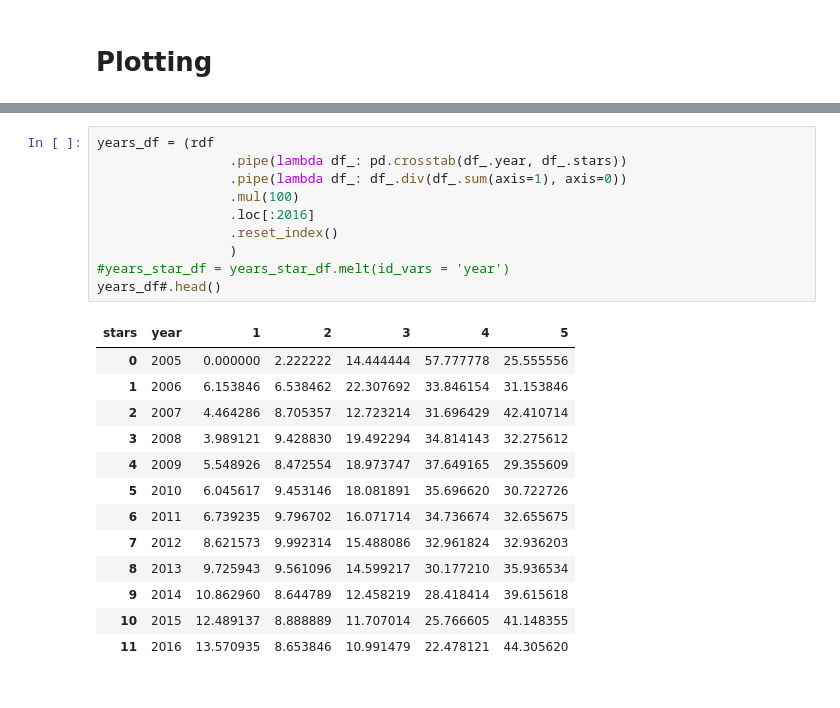
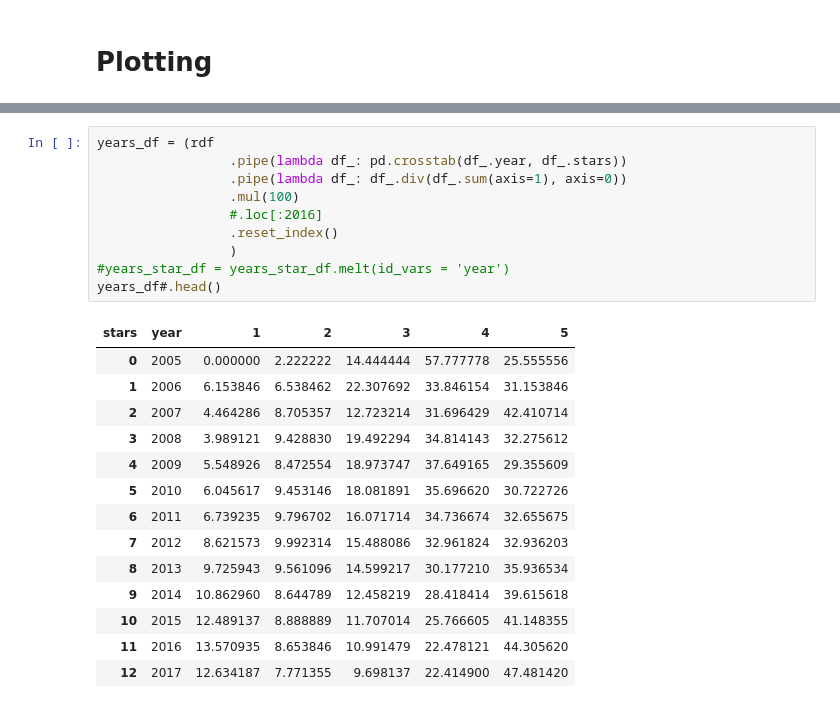
Before and after one commit to pe44enka/Yelp, a Jupyter notebook: DA_Project.ipynb, the cells around one changed output, grey strips where cells are left out. Drawn from its saved outputs; the diff is of its cells as text.

```diff
--- a/DA_Project.ipynb
+++ b/DA_Project.ipynb
@@ -3177,27 +3177,28 @@ rdf.head()
 # %%
 years_df = (rdf
                  .pipe(lambda df_: pd.crosstab(df_.year, df_.stars))
                  .pipe(lambda df_: df_.div(df_.sum(axis=1), axis=0))
                  .mul(100)
-                 .loc[:2016]
+                 #.loc[:2016]
                  .reset_index()
                  )
 #years_star_df = years_star_df.melt(id_vars = 'year')
 years_df#.head()
 # %% [output]
 | stars | year | 1 | 2 | 3 | 4 | 5 |
 | 0 | 2005 | 0.000000 | 2.222222 | 14.444444 | 57.777778 | 25.555556 |
 | 1 | 2006 | 6.153846 | 6.538462 | 22.307692 | 33.846154 | 31.153846 |
 | 2 | 2007 | 4.464286 | 8.705357 | 12.723214 | 31.696429 | 42.410714 |
 | 3 | 2008 | 3.989121 | 9.428830 | 19.492294 | 34.814143 | 32.275612 |
 | 4 | 2009 | 5.548926 | 8.472554 | 18.973747 | 37.649165 | 29.355609 |
 | 5 | 2010 | 6.045617 | 9.453146 | 18.081891 | 35.696620 | 30.722726 |
 | 6 | 2011 | 6.739235 | 9.796702 | 16.071714 | 34.736674 | 32.655675 |
 | 7 | 2012 | 8.621573 | 9.992314 | 15.488086 | 32.961824 | 32.936203 |
 | 8 | 2013 | 9.725943 | 9.561096 | 14.599217 | 30.177210 | 35.936534 |
 | 9 | 2014 | 10.862960 | 8.644789 | 12.458219 | 28.418414 | 39.615618 |
 | 10 | 2015 | 12.489137 | 8.888889 | 11.707014 | 25.766605 | 41.148355 |
 | 11 | 2016 | 13.570935 | 8.653846 | 10.991479 | 22.478121 | 44.305620 |
+| 12 | 2017 | 12.634187 | 7.771355 | 9.698137 | 22.414900 | 47.481420 |
 # %%
 fig, ax = plt.subplots()
 years_df.plot(x = 'year', y = years_df.columns[1:], ax=ax)
```
Also changed, not shown: parts of 6 cells of this notebook.
